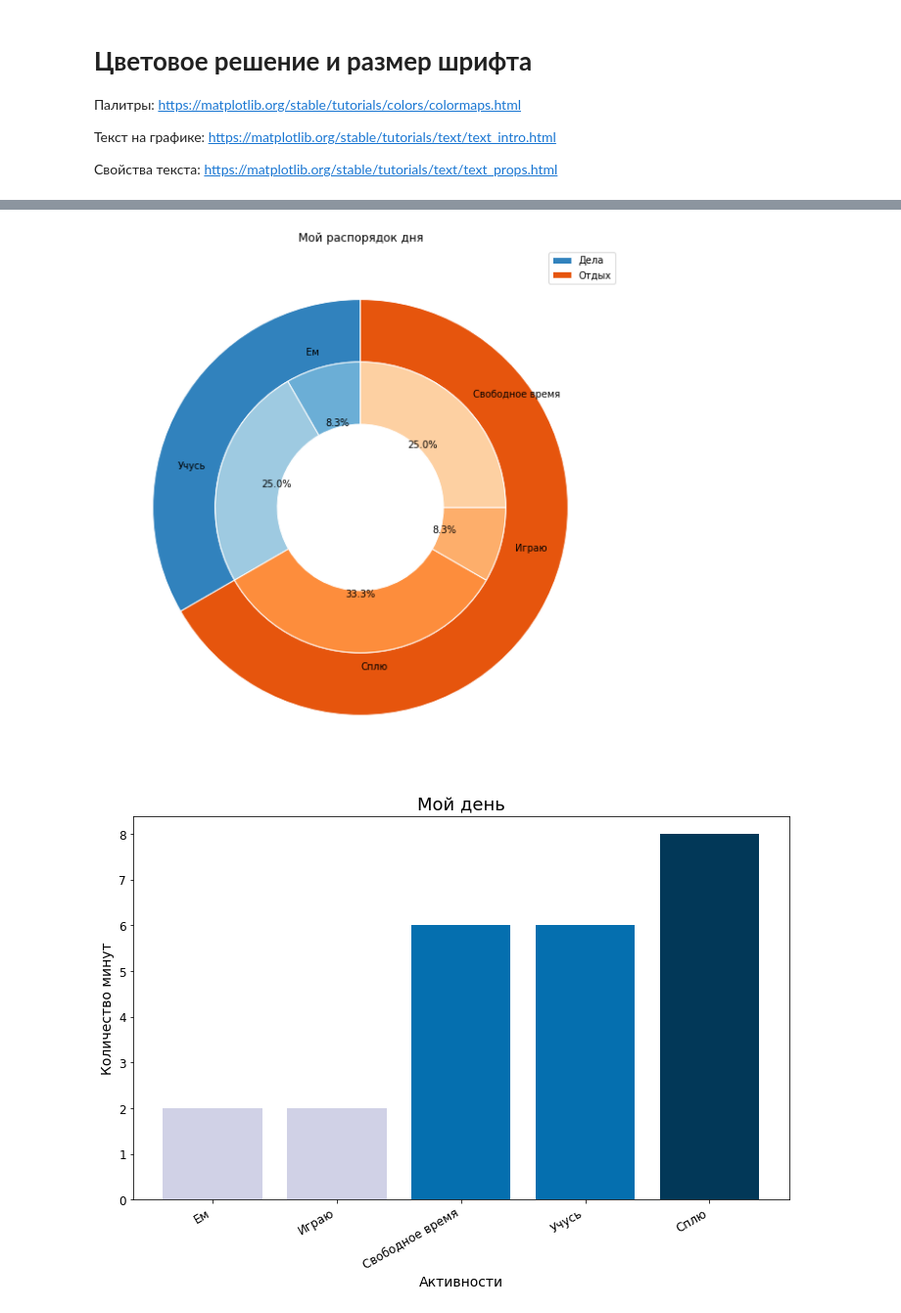
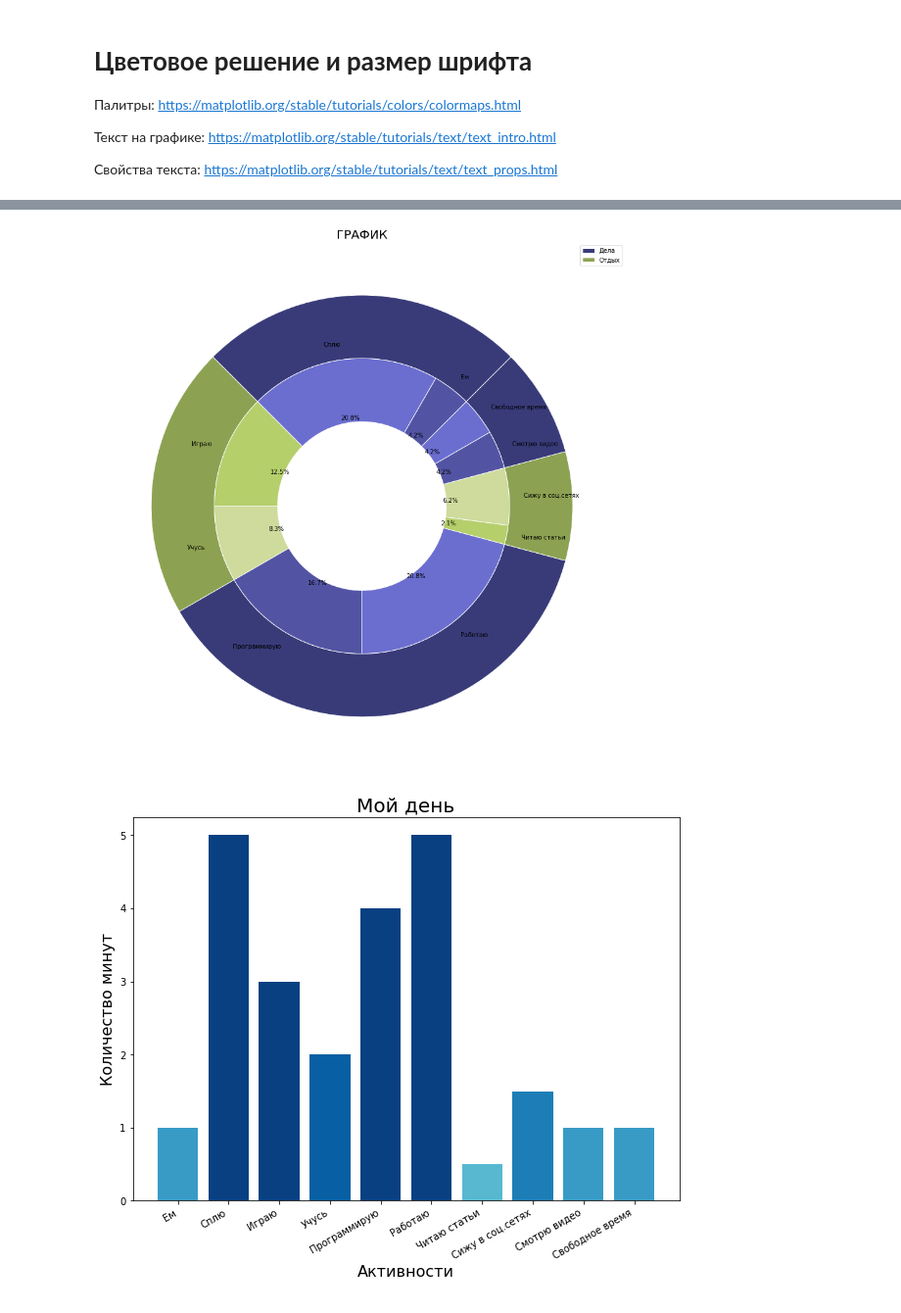
Before and after one commit to Gremler5442/colab-lab, a Jupyter notebook: Lab1colab.ipynb, the cells around one changed output, grey strips where cells are left out. Shown at 98% size. Cells and saved outputs as stored; diff of their text form; code cells hidden in the pictures.

```diff
--- a/Lab1colab.ipynb
+++ b/Lab1colab.ipynb
@@ -482,51 +378,48 @@ plt.show()
 # %%
-my_day = [2, 6, 8, 2]
+my_day = [1, 5, 3, 2, 4, 5, 0.5, 1.5, 1]
 free_time = 24 - sum(my_day)
 my_day.append(free_time)
 
-doies = ["Ем", "Учусь", "Сплю", "Играю",  "Свободное время"]
+doies = ["Ем", "Сплю", "Играю", "Учусь", "Программирую", "Работаю", "Читаю статьи", "Сижу в соц.сетях", "Смотрю видео", "Свободное время"]
 
 import matplotlib.pyplot as plt
 import numpy as np
+cmap = plt.get_cmap("tab20b")
 
-cmap = plt.get_cmap("tab20c")
-outer_colors = cmap(np.array([0, 4]))
-inner_colors = cmap(np.array([1, 2, 5, 6, 7]))
+plt.figure(figsize = (16, 16))
+patches, texts = plt.pie([1+5,3+2,4+5,0.5+1.5,1+free_time],
+                colors = cmap(np.array([0, 5])),
+                radius = 1,
+                startangle=45,
+                wedgeprops=dict(width=0.3, edgecolor='w'))
 
-plt.figure(figsize = (10,10))
-patches, texts = plt.pie([2+6,8+2+free_time],
-                colors = outer_colors,
-                radius = 1,
-                startangle=90,
-                wedgeprops=dict(width=0.3, edgecolor='w'))
 plt.pie(my_day,
         labels=doies,
         radius = 0.7,
-        colors = inner_colors,
+        colors = cmap(np.array([1,2,6,7,1,2,6,7,1,2])),
         autopct='%1.1f%%',
-        startangle=90,
+        startangle=45,
         wedgeprops=dict(width=0.3, edgecolor='w'))
 
-plt.title('Мой распорядок дня')
-
-plt.legend(patches, ['Дела', "Отдых"], loc="best")
+plt.title('ГРАФИК', fontsize = 20)
+plt.legend(patches, ['Дела', 'Отдых'], loc="best")
 plt.show()
 # %% [output]
-[figure, old version]
+[figure, new version]
 # %%
-plt.figure(figsize=(12,8))
-cmap = plt.get_cmap('PuBu')
-plt.bar(doies, my_day, color = [cmap(i/max(my_day)) for i in my_day])
-plt.title('Мой день', fontsize = 18)
-plt.xlabel('Активности', fontsize = 14)
-plt.ylabel('Количество минут', fontsize = 14)
+plt.figure(figsize=(10,8))
+cmap = plt.get_cmap("GnBu")
+plt.bar(doies, my_day, color = [cmap(i/max(my_day)+min(my_day)) for i in my_day])
+plt.title('Мой день', fontsize = 20)
+plt.xlabel('Активности', fontsize = 16)
+plt.ylabel('Количество минут', fontsize = 16)
 
-plt.xticks(fontsize=12)
-plt.yticks(fontsize=12)
+plt.xticks(fontsize=10)
+plt.yticks(fontsize=10)
 
 plt.gcf().autofmt_xdate()
 # %% [output]
-[figure, old version]
+[figure, new version]
 # %%
 my_day, doies = zip(*sorted(zip(my_day, doies)))
 
```
Also changed, not shown: parts of 69 cells of this notebook.
